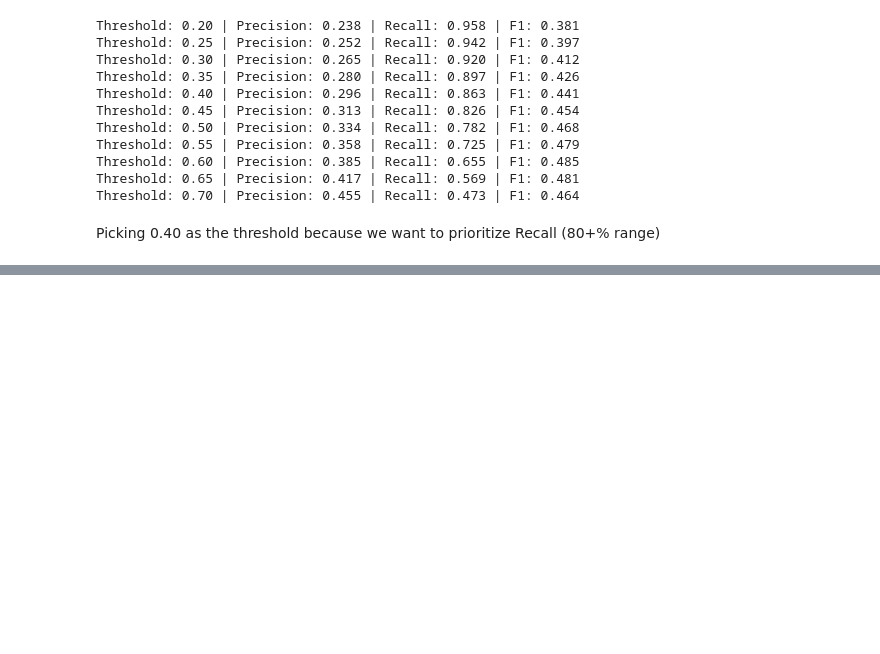
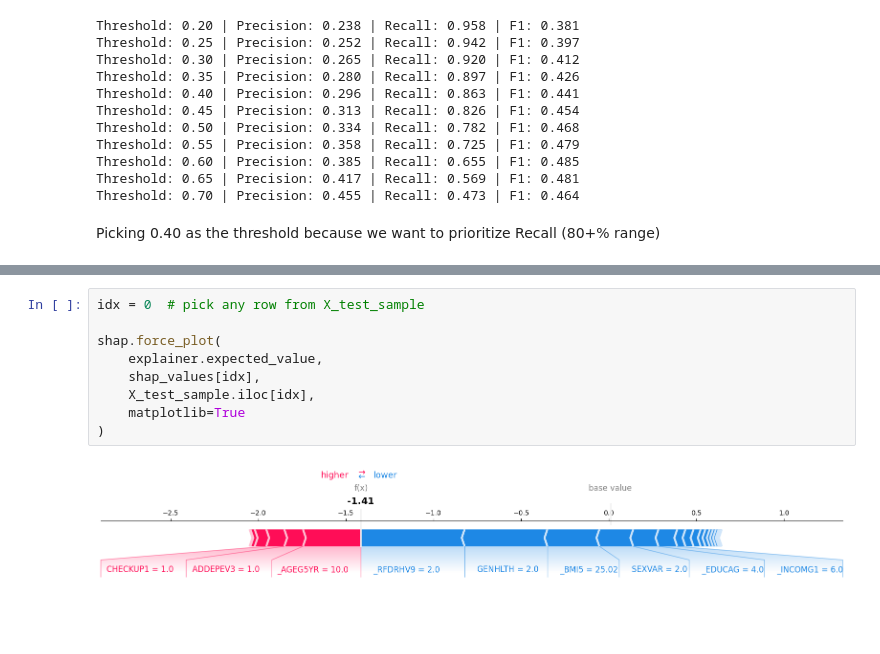
Before and after one commit to benj1e/diabetes-risk-predictor, a Jupyter notebook: diabetic_prediction_model.ipynb, the cells around one changed output, grey strips where cells are left out. Drawn from its saved outputs; the diff is of its cells as text; blank space fills up the shorter version.

```diff
--- a/diabetic_prediction_model.ipynb
+++ b/diabetic_prediction_model.ipynb
@@ -421,0 +449,11 @@ Picking 0.40 as the threshold because we want to prioritize Recall (80+% range)
+# %%
+idx = 0  # pick any row from X_test_sample
+
+shap.force_plot(
+    explainer.expected_value,
+    shap_values[idx],
+    X_test_sample.iloc[idx],
+    matplotlib=True
+)
+# %% [output]
+[figure, added]
```
Also changed, not shown: parts of 12 cells of this notebook.
